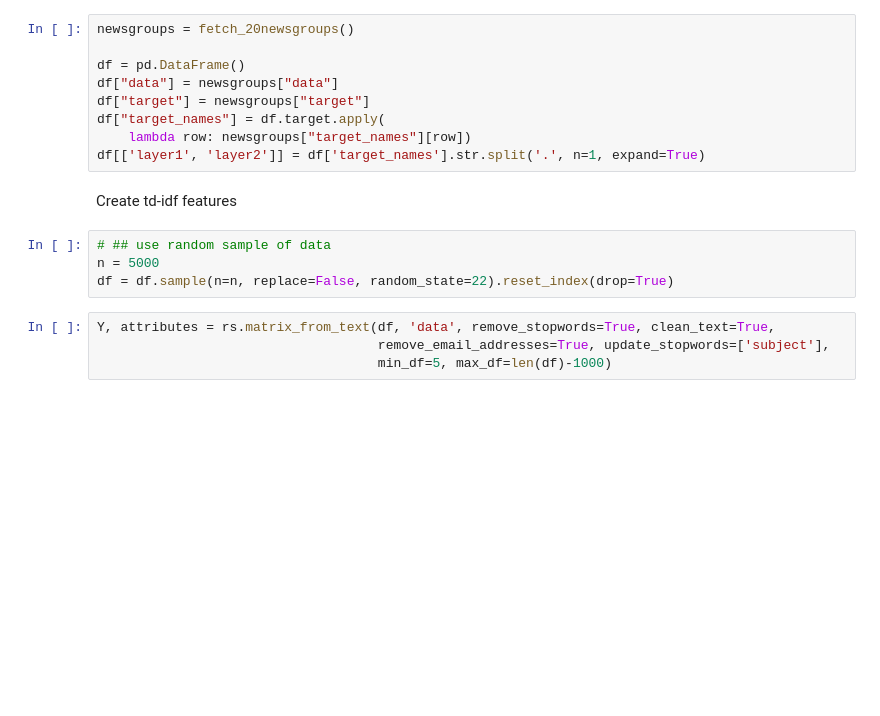
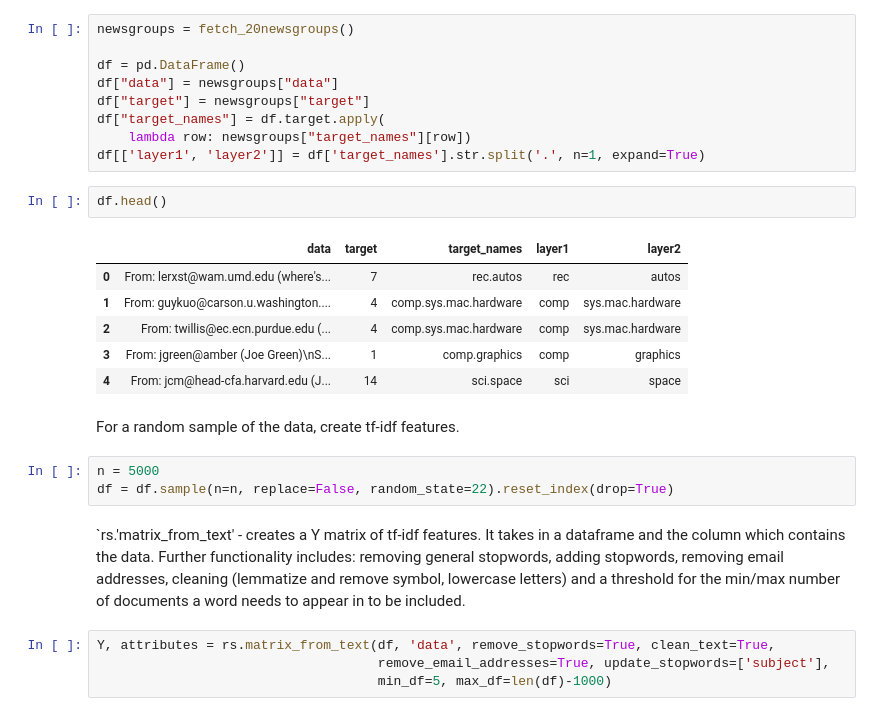
Before and after one commit to anniegray52/relastat, a Jupyter notebook: docs/source/tutorials/text_analysis.ipynb, the cells around one changed output. Drawn from its saved outputs; the diff is of its cells as text; blank space fills up the shorter version.

```diff
--- a/docs/source/tutorials/text_analysis.ipynb
+++ b/docs/source/tutorials/text_analysis.ipynb
@@ -19,12 +28,22 @@ df["target"] = newsgroups["target"]
 df["target_names"] = df.target.apply(
     lambda row: newsgroups["target_names"][row])
 df[['layer1', 'layer2']] = df['target_names'].str.split('.', n=1, expand=True)
-# %% [markdown]
-Create td-idf features
+# %%
+df.head()
+# %% [output]
+|  | data | target | target_names | layer1 | layer2 |
+| 0 | From: lerxst@wam.umd.edu (where's... | 7 | rec.autos | rec | autos |
+| 1 | From: guykuo@carson.u.washington.... | 4 | comp.sys.mac.hardware | comp | sys.mac.hardware |
+| 2 | From: twillis@ec.ecn.purdue.edu (... | 4 | comp.sys.mac.hardware | comp | sys.mac.hardware |
+| 3 | From: jgreen@amber (Joe Green)\nS... | 1 | comp.graphics | comp | graphics |
+| 4 | From: jcm@head-cfa.harvard.edu (J... | 14 | sci.space | sci | space |
+# %% [markdown]
+For a random sample of the data, create tf-idf features.
 # %%
-# ## use random sample of data
 n = 5000
 df = df.sample(n=n, replace=False, random_state=22).reset_index(drop=True)
+# %% [markdown]
+`rs.'matrix_from_text' - creates a Y matrix of tf-idf features. It takes in a dataframe and the column which contains the data. Further functionality includes: removing general stopwords, adding stopwords, removing email addresses, cleaning (lemmatize and remove symbol, lowercase letters) and a threshold for the min/max number of documents a word needs to appear in to be included.
 # %%
 Y, attributes = rs.matrix_from_text(df, 'data', remove_stopwords=True, clean_text=True,
                                     remove_email_addresses=True, update_stopwords=['subject'],
```
Also changed, not shown: parts of 21 cells of this notebook, 3 other files.
